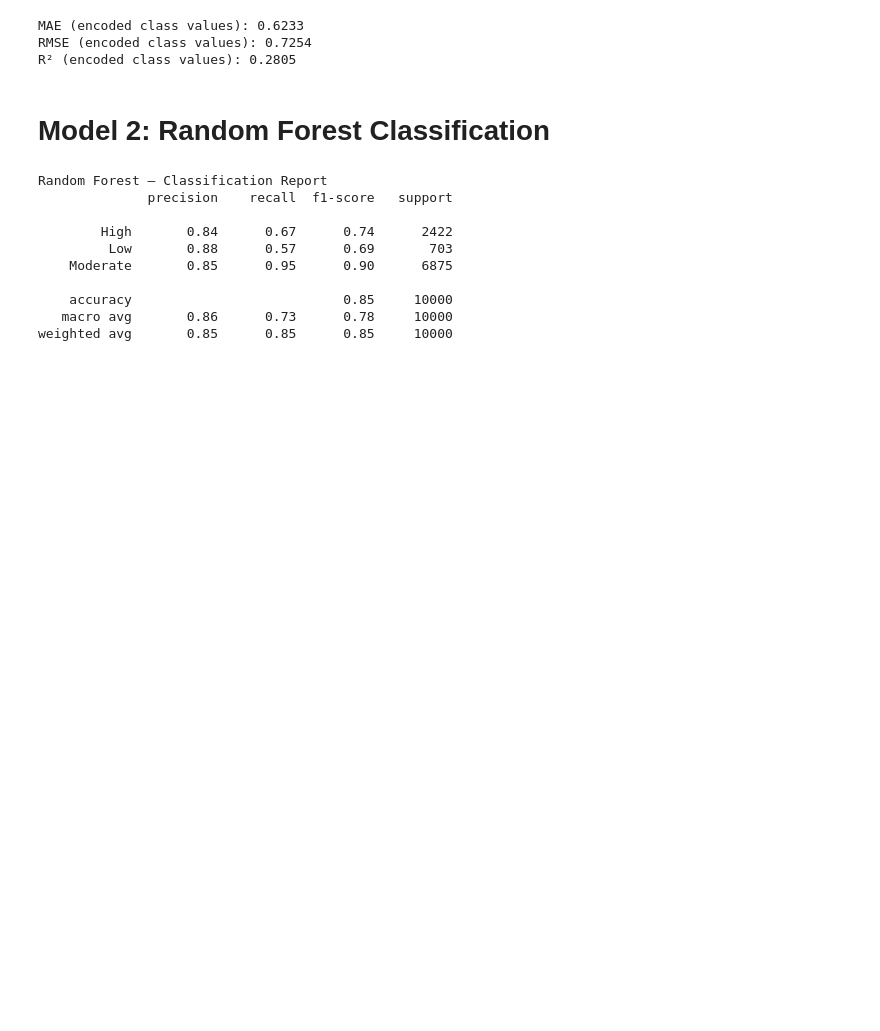
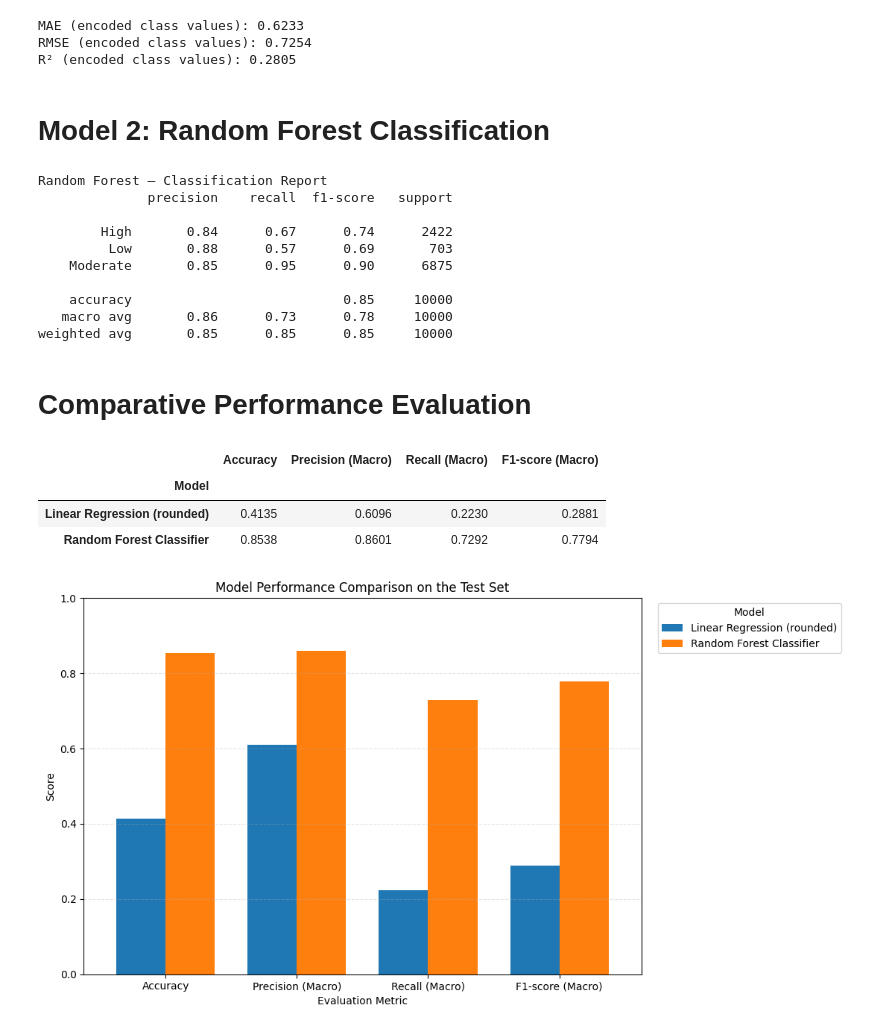
Before and after one commit to Jahura7/assignment_on_research_design_and_experiment, a Jupyter notebook: experiment.ipynb, the cells around one changed output. Drawn from its saved outputs; the diff is of its cells as text; code cells hidden in the pictures; blank space fills up the shorter version.

Commit message:
Comparative Performance Evaluation

```diff
--- a/experiment.ipynb
+++ b/experiment.ipynb
@@ -424,3 +406,43 @@ Random Forest — Classification Report
     accuracy                           0.85     10000
    macro avg       0.86      0.73      0.78     10000
 weighted avg       0.85      0.85      0.85     10000
+# %% [markdown]
+# **Comparative Performance Evaluation**
+# %%
+model_predictions = {
+    'Linear Regression (rounded)': linear_pred_class,
+    'Random Forest Classifier': rf_pred_class
+}
+
+comparison_rows = []
+for model_name, pred in model_predictions.items():
+    comparison_rows.append({
+        'Model': model_name,
+        'Accuracy': accuracy_score(y_test_model, pred),
+        'Precision (Macro)': precision_score(y_test_model, pred, average='macro', zero_division=0),
+        'Recall (Macro)': recall_score(y_test_model, pred, average='macro', zero_division=0),
+        'F1-score (Macro)': f1_score(y_test_model, pred, average='macro', zero_division=0)
+    })
+
+comparison_df = pd.DataFrame(comparison_rows).set_index('Model')
+display(comparison_df.round(4))
+# %% [output]
+|  | Accuracy | Precision (Macro) | Recall (Macro) | F1-score (Macro) |
+| Model |  |  |  |  |
+| Linear Regression (rounded) | 0.4135 | 0.6096 | 0.2230 | 0.2881 |
+| Random Forest Classifier | 0.8538 | 0.8601 | 0.7292 | 0.7794 |
+# %%
+# Visualization 1: Compare key evaluation metrics
+
+metrics_to_plot = ['Accuracy', 'Precision (Macro)', 'Recall (Macro)', 'F1-score (Macro)']
+ax = comparison_df[metrics_to_plot].T.plot(kind='bar', figsize=(11, 6), ylim=(0, 1),
+                                            rot=0, width=0.75)
+ax.set_title('Model Performance Comparison on the Test Set')
+ax.set_ylabel('Score')
+ax.set_xlabel('Evaluation Metric')
+ax.legend(title='Model', bbox_to_anchor=(1.02, 1), loc='upper left')
+ax.grid(axis='y', linestyle='--', alpha=0.35)
+plt.tight_layout()
+plt.show()
+# %% [output]
+[figure, added]
```
Also changed, not shown: parts of 9 cells of this notebook.
